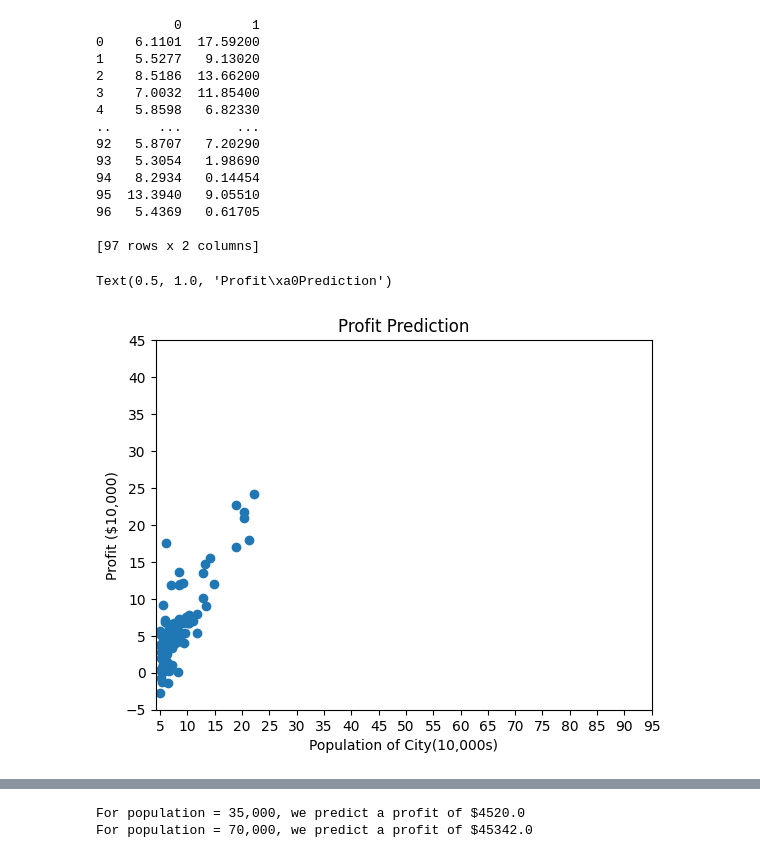
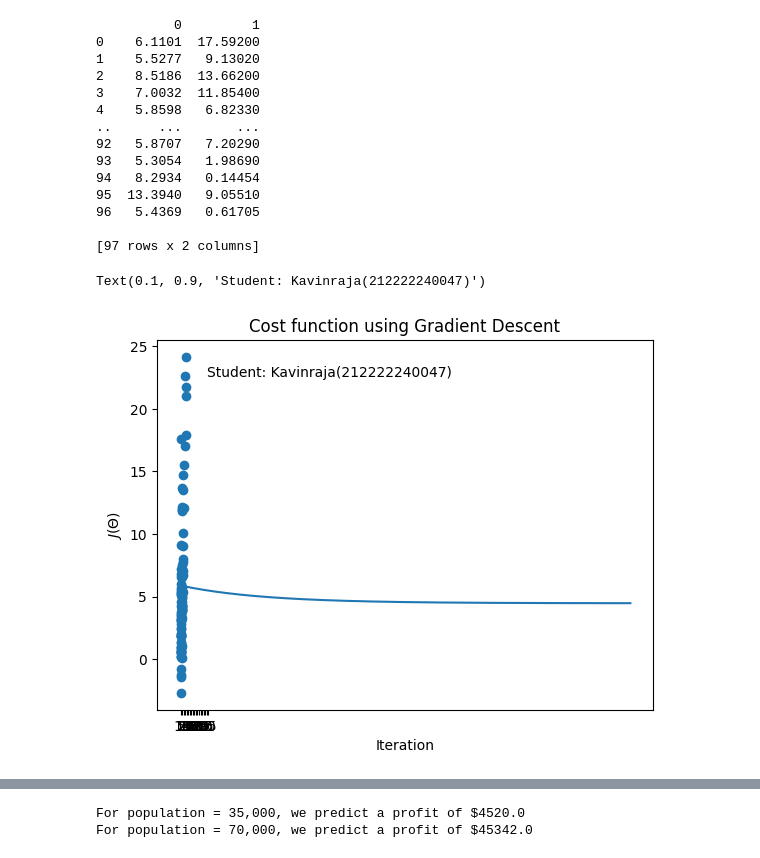
Before and after one commit to d-kavinraja/Implementation-of-Linear-Regression-Using-Gradient-Descent, a Jupyter notebook: code.ipynb, the cells around one changed output, grey strips where cells are left out. Drawn from its saved outputs; the diff is of its cells as text; code cells hidden in the pictures.

```diff
--- a/code.ipynb
+++ b/code.ipynb
@@ -1,34 +1,36 @@
 # %%
+
 import numpy as np
 import pandas as pd
 import matplotlib.pyplot as plt
-#student_name="Kavinraja(212222240047)"
+student_name="Kavinraja(212222240047)"
 data=pd.read_csv("ex1.txt",header=None)
 print(data)
 plt.scatter(data[0],data[1])
 plt.xticks(np.arange(5,100,step=5))
 plt.yticks(np.arange(-5,50,step=5))
-plt.xlabel("Population of City(10,000s)")
-plt.ylabel("Profit ($10,000)")
-plt.title("Profit Prediction")
- #plt.text(0.1, 0.9, f'Student: {student_name}', transform=plt.gca().transAxes)
+plt.plot(J_history)
+plt.xlabel("Iteration")
+plt.ylabel("$J(\Theta)$")
+plt.title("Cost function using Gradient Descent")
+plt.text(0.1, 0.9, f'Student: {student_name}', transform=plt.gca().transAxes)
 # %% [output]
           0         1
 0    6.1101  17.59200
 1    5.5277   9.13020
 2    8.5186  13.66200
 3    7.0032  11.85400
 4    5.8598   6.82330
 ..      ...       ...
 92   5.8707   7.20290
 93   5.3054   1.98690
 94   8.2934   0.14454
 95  13.3940   9.05510
 96   5.4369   0.61705
 
 [97 rows x 2 columns]
-Text(0.5, 1.0, 'Profit\xa0Prediction')
+Text(0.1, 0.9, 'Student: Kavinraja(212222240047)')
-[figure, old version]
+[figure, new version]
 # %%
 # m is theta
 def computeCost(x,y,theta):
```
Also changed, not shown: parts of 3 cells of this notebook, 6 other files.
